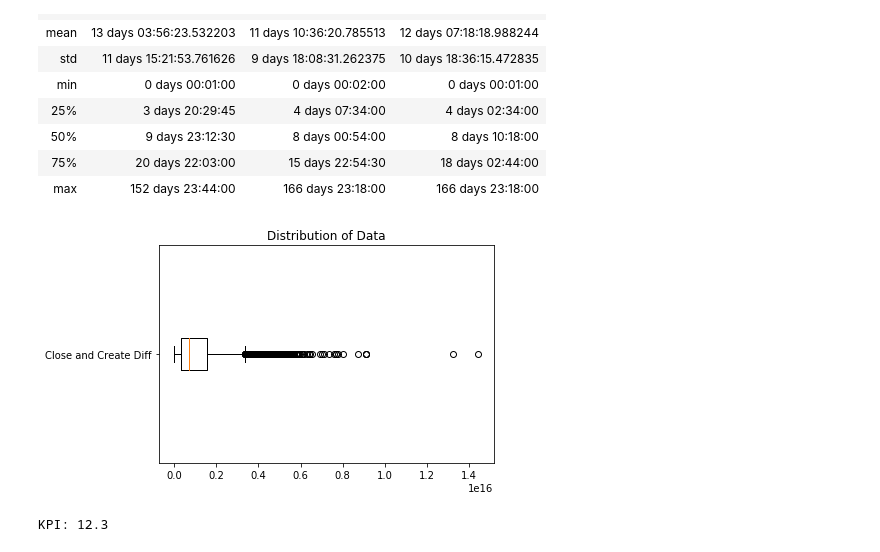
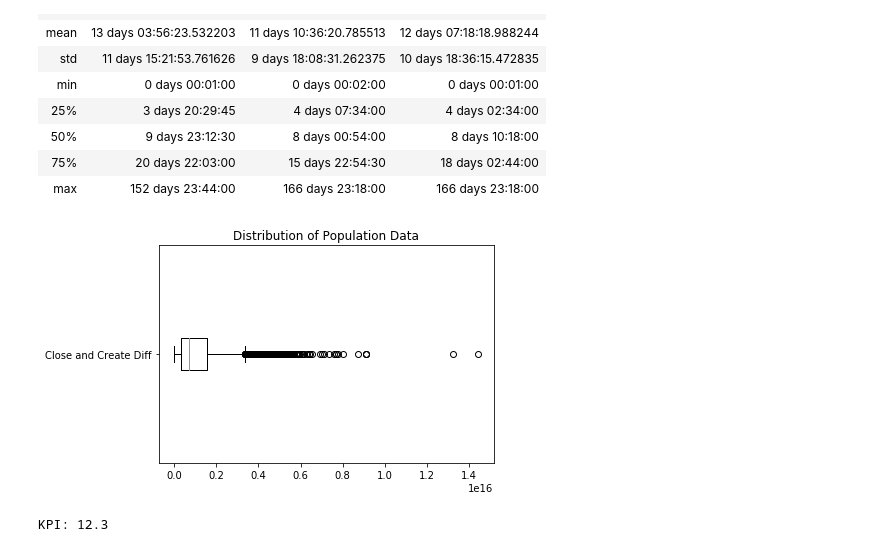
Before and after one commit to jaime030690/ECT_Report_Analysis, a Jupyter notebook: main.ipynb, the cells around one changed output. Drawn from its saved outputs; the diff is of its cells as text; code cells hidden in the pictures.

```diff
--- a/main.ipynb
+++ b/main.ipynb
@@ -122,11 +122,11 @@ describe_df
 # %%
 #Create box plots to visualize data
 fig, ax = plt.subplots()
-ax.set_title('Distribution of Data')
+ax.set_title('Distribution of Population Data')
 ax.boxplot(combined_datetime_df['Close and Create Diff'], labels = ['Close and Create Diff'], vert = False)
 plt.show()
 # %% [output]
-[figure, old version]
+[figure, new version]
 # %%
 #Calculate the KPI
 close_create_diff = 12 + ((7*60*60) + (18*60) + (18.99))/((24*60*60))
```
